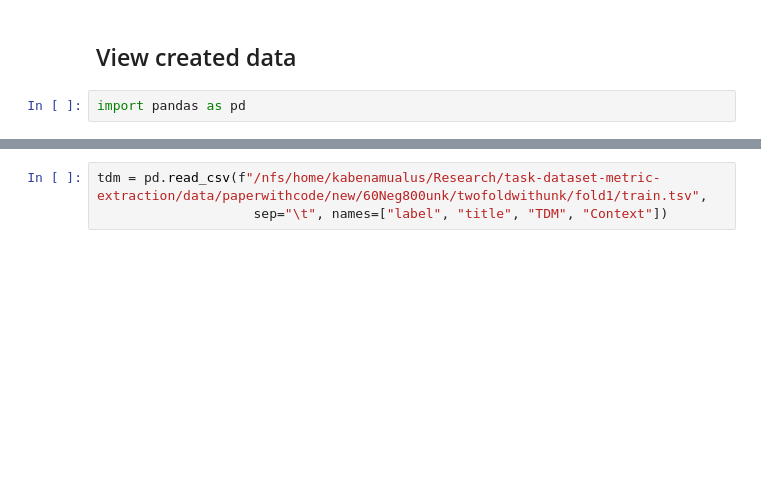
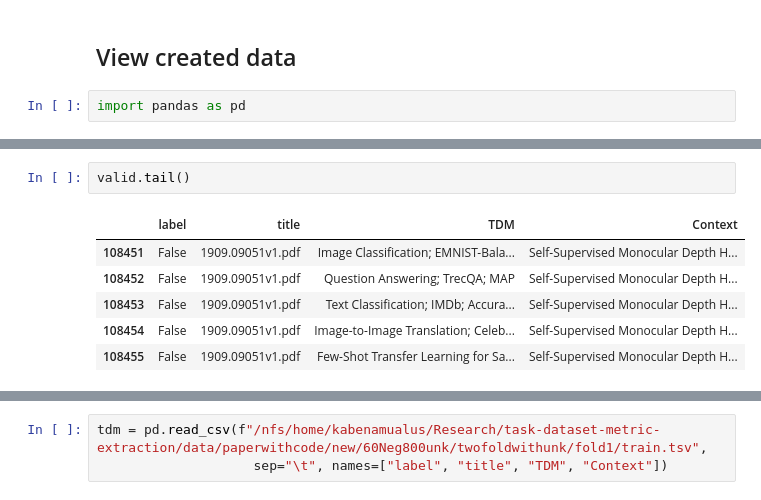
Before and after one commit to Kabongosalomon/task-dataset-metric-nli-extraction, a Jupyter notebook: notebooks/Creat_IBM_like_dataset.ipynb, the cells around one changed output, grey strips where cells are left out. Drawn from its saved outputs; the diff is of its cells as text; blank space fills up the shorter version.

```diff
--- a/notebooks/Creat_IBM_like_dataset.ipynb
+++ b/notebooks/Creat_IBM_like_dataset.ipynb
@@ -213,3 +238,12 @@ train[train.label==True].head(10)
+# %%
+valid.tail()
+# %% [output]
+|  | label | title | TDM | Context |
+| 108451 | False | 1909.09051v1.pdf | Image Classification; EMNIST-Bala... | Self-Supervised Monocular Depth H... |
+| 108452 | False | 1909.09051v1.pdf | Question Answering; TrecQA; MAP | Self-Supervised Monocular Depth H... |
+| 108453 | False | 1909.09051v1.pdf | Text Classification; IMDb; Accura... | Self-Supervised Monocular Depth H... |
+| 108454 | False | 1909.09051v1.pdf | Image-to-Image Translation; Celeb... | Self-Supervised Monocular Depth H... |
+| 108455 | False | 1909.09051v1.pdf | Few-Shot Transfer Learning for Sa... | Self-Supervised Monocular Depth H... |
 # %%
 train[train.title=="1911.08251v2"].head()
 # %% [output]
```
Also changed, not shown: parts of 35 cells of this notebook, 18 other files.
